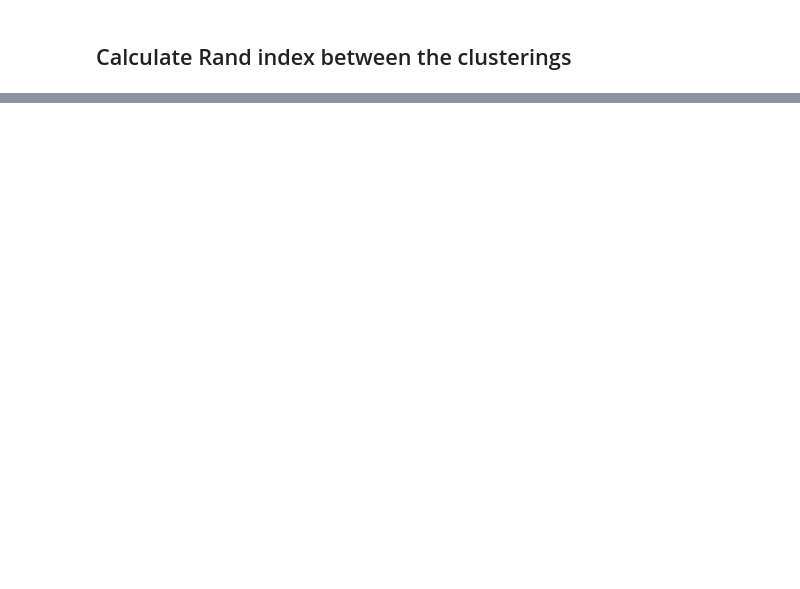
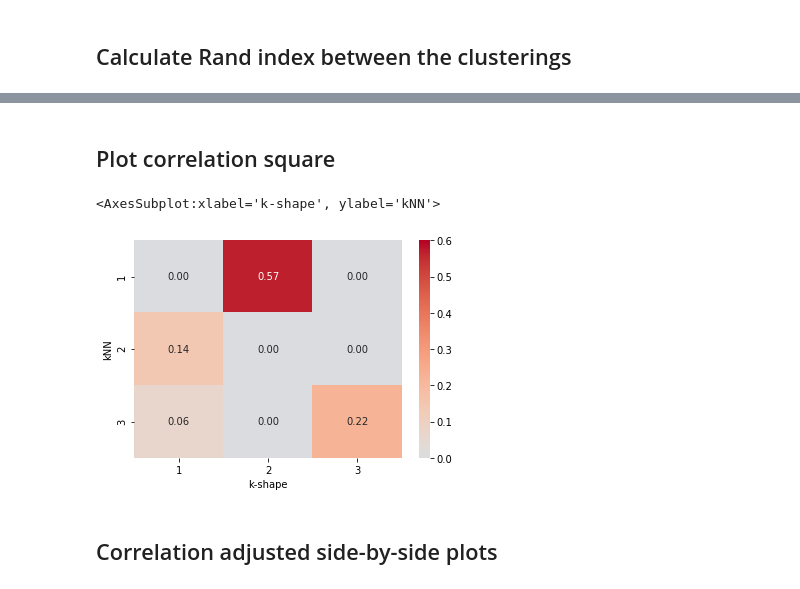
Before and after one commit to chrisvoncsefalvay/covid19-dynamic-time-clustering, a Jupyter notebook: notebooks/Dynamic time clustering.ipynb, the cells around one changed output, grey strips where cells are left out. Cells and saved outputs as stored; diff of their text form; code cells hidden in the pictures; blank space fills up the shorter version.

```diff
--- a/notebooks/Dynamic time clustering.ipynb
+++ b/notebooks/Dynamic time clustering.ipynb
@@ -226,0 +243,26 @@ adjusted_rand_score(y_p_ks, y_p_knn)
+# %% [markdown]
+## Plot correlation square
+# %%
+corrtab = pd.DataFrame([y_p_ks, y_p_knn]).T
+corrtab.columns = ["k-shape", "kNN"]
+corrtab["k-shape"] += 1
+corrtab["kNN"] += 1
+# %%
+corrtab_pivoted = corrtab.pivot_table(columns="k-shape",
+                                      index="kNN",
+                                      aggfunc=len,
+                                      fill_value=0)
+corrtab_pivoted = corrtab_pivoted.div(corrtab_pivoted.sum().sum())
+# %%
+sns.heatmap(corrtab_pivoted,
+            annot=True,
+            vmin=0,
+            vmax=0.6,
+            center=0.01,
+            cmap="coolwarm",
+            fmt='.2f')
+# %% [output]
+<AxesSubplot:xlabel='k-shape', ylabel='kNN'>
+[figure, added]
+# %% [markdown]
+## Correlation adjusted side-by-side plots
```
Also changed, not shown: parts of 16 cells of this notebook, 8 other files.
